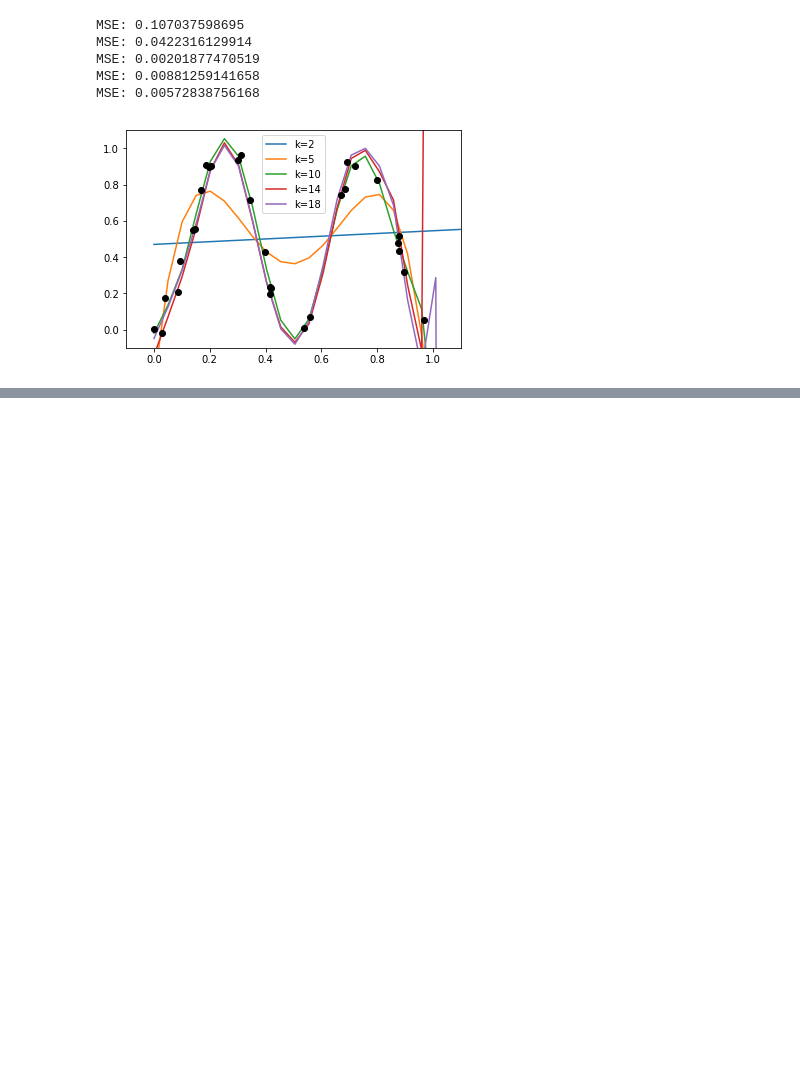
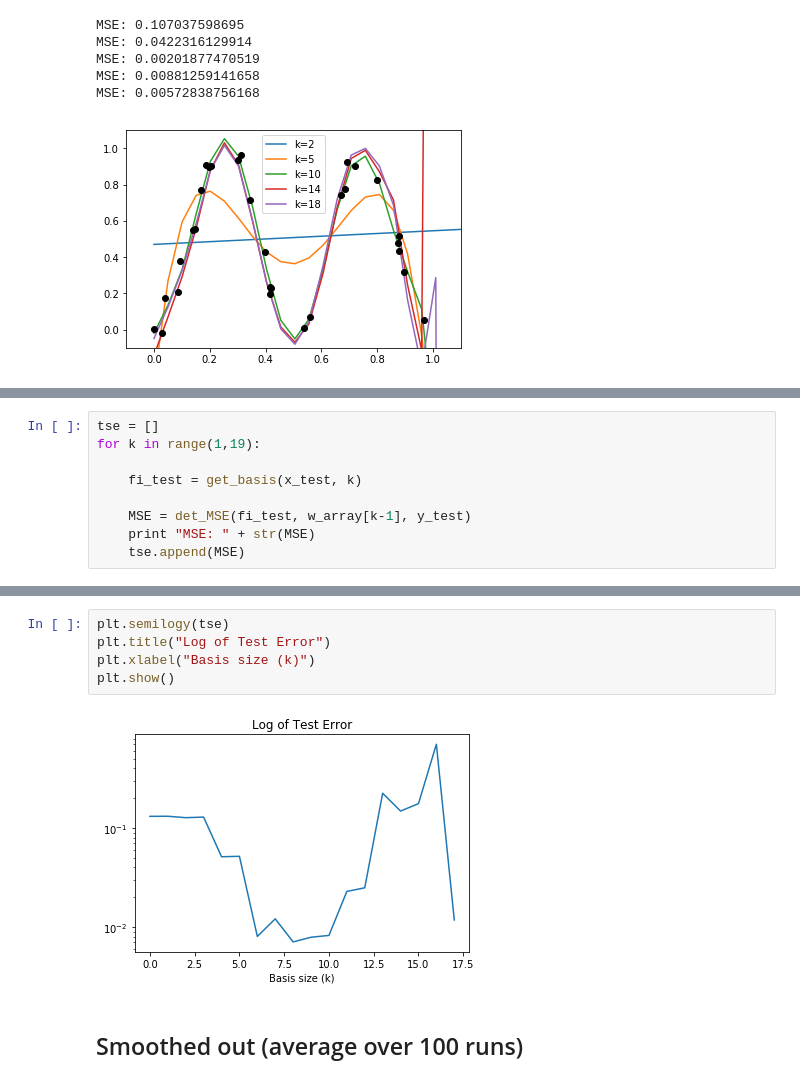
Before and after one commit to bouracha/supervised, a Jupyter notebook: linear_regression.ipynb, the cells around one changed output, grey strips where cells are left out. Cells and saved outputs as stored; diff of their text form; blank space fills up the shorter version.

```diff
--- a/linear_regression.ipynb
+++ b/linear_regression.ipynb
@@ -151,0 +163,9 @@ plt.semilogy(te)
+# %%
+tse = []
+for k in range(1,19):
+
+    fi_test = get_basis(x_test, k)
+
+    MSE = det_MSE(fi_test, w_array[k-1], y_test)
+    print "MSE: " + str(MSE)
+    tse.append(MSE)
@@ -151,0 +191,9 @@ plt.semilogy(te)
+# %%
+plt.semilogy(tse)
+plt.title("Log of Test Error")
+plt.xlabel("Basis size (k)")
+plt.show()
+# %% [output]
+[figure, added]
+# %% [markdown]
+## Smoothed out (average over 100 runs)
```
Also changed, not shown: parts of 12 cells of this notebook.
